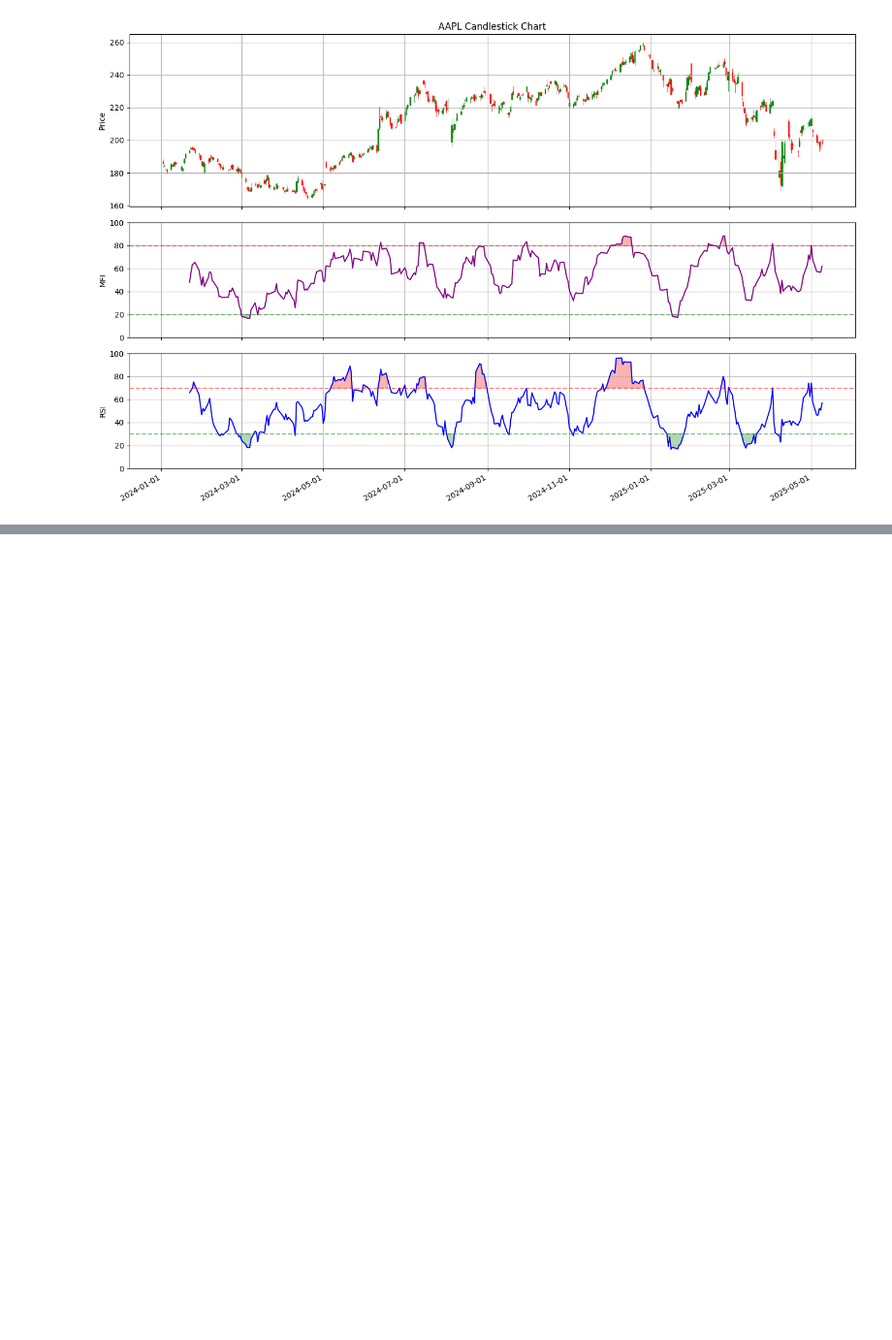
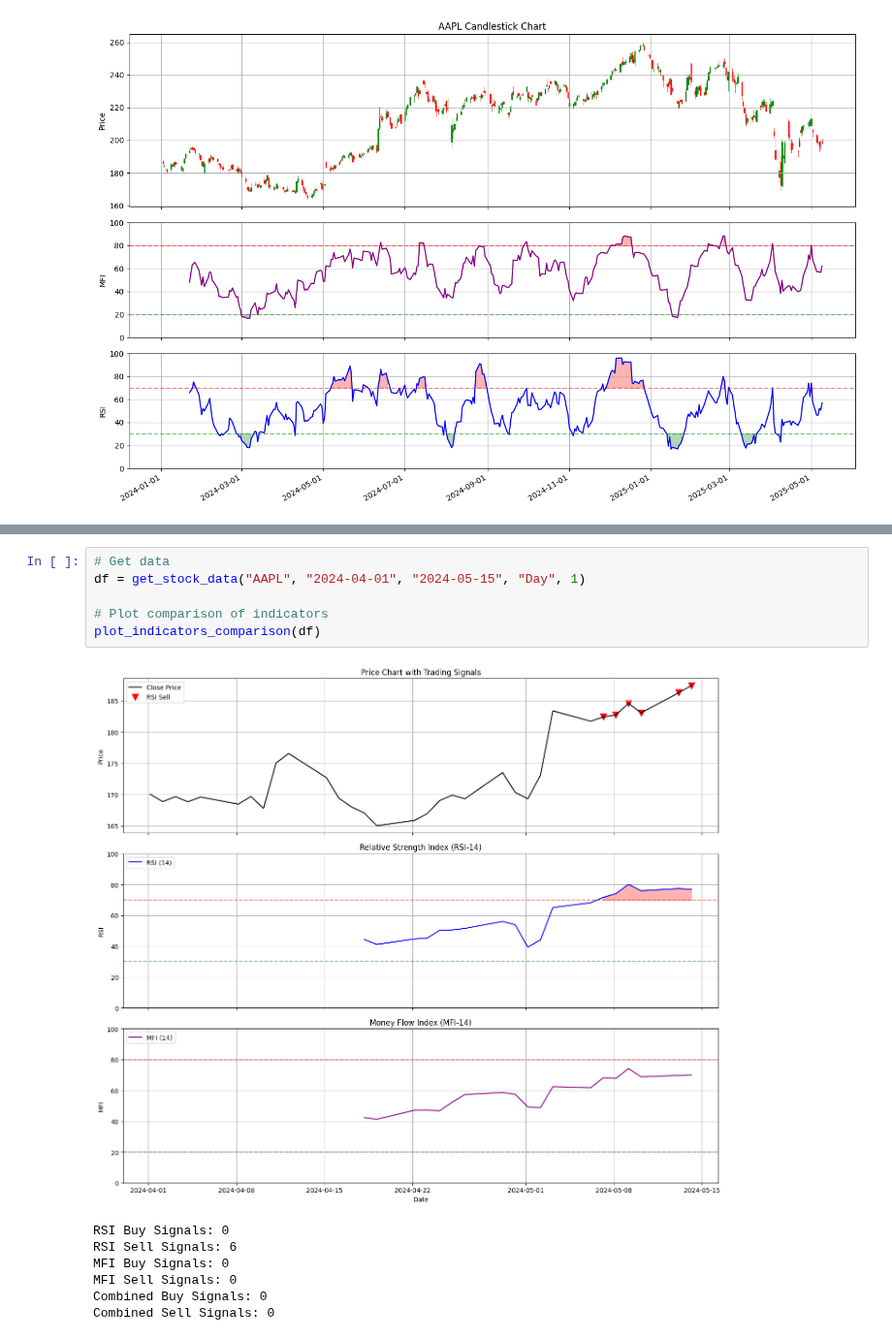
Before and after one commit to Code-For-3/Trading-for-Dummies, a Jupyter notebook: Indicators.ipynb, the cells around one changed output, grey strips where cells are left out. Shown at 97% size. Drawn from its saved outputs; the diff is of its cells as text; blank space fills up the shorter version.

```diff
--- a/Indicators.ipynb
+++ b/Indicators.ipynb
@@ -96,0 +197,14 @@ plot_candlesticks(df, df_with_mfi, df_with_rsi, symbol)
+# %%
+# Get data
+df = get_stock_data("AAPL", "2024-04-01", "2024-05-15", "Day", 1)
+
+# Plot comparison of indicators
+plot_indicators_comparison(df)
+# %% [output]
+[figure, added]
+RSI Buy Signals: 0
+RSI Sell Signals: 6
+MFI Buy Signals: 0
+MFI Sell Signals: 0
+Combined Buy Signals: 0
+Combined Sell Signals: 0
```
Also changed, not shown: parts of 6 cells of this notebook, 1 other file.
